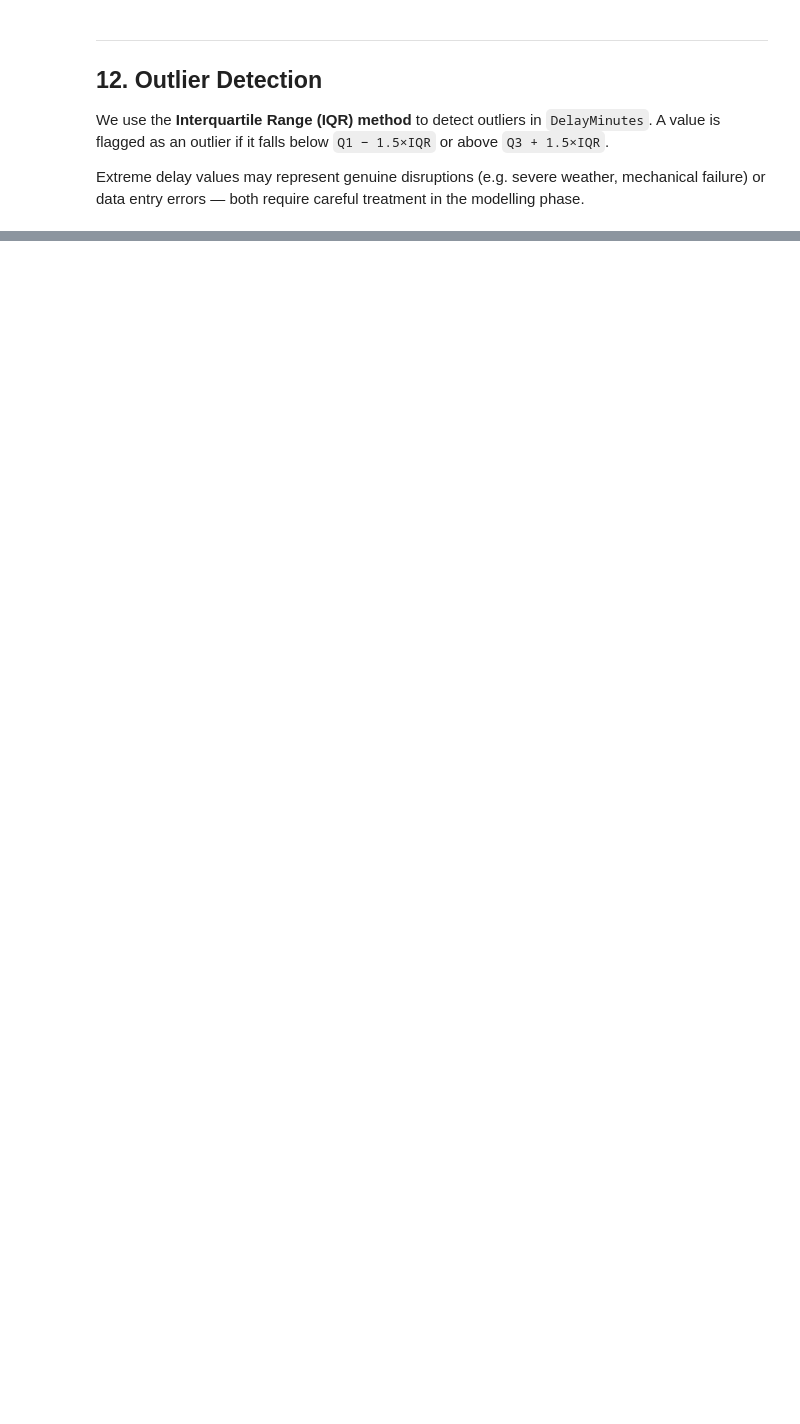
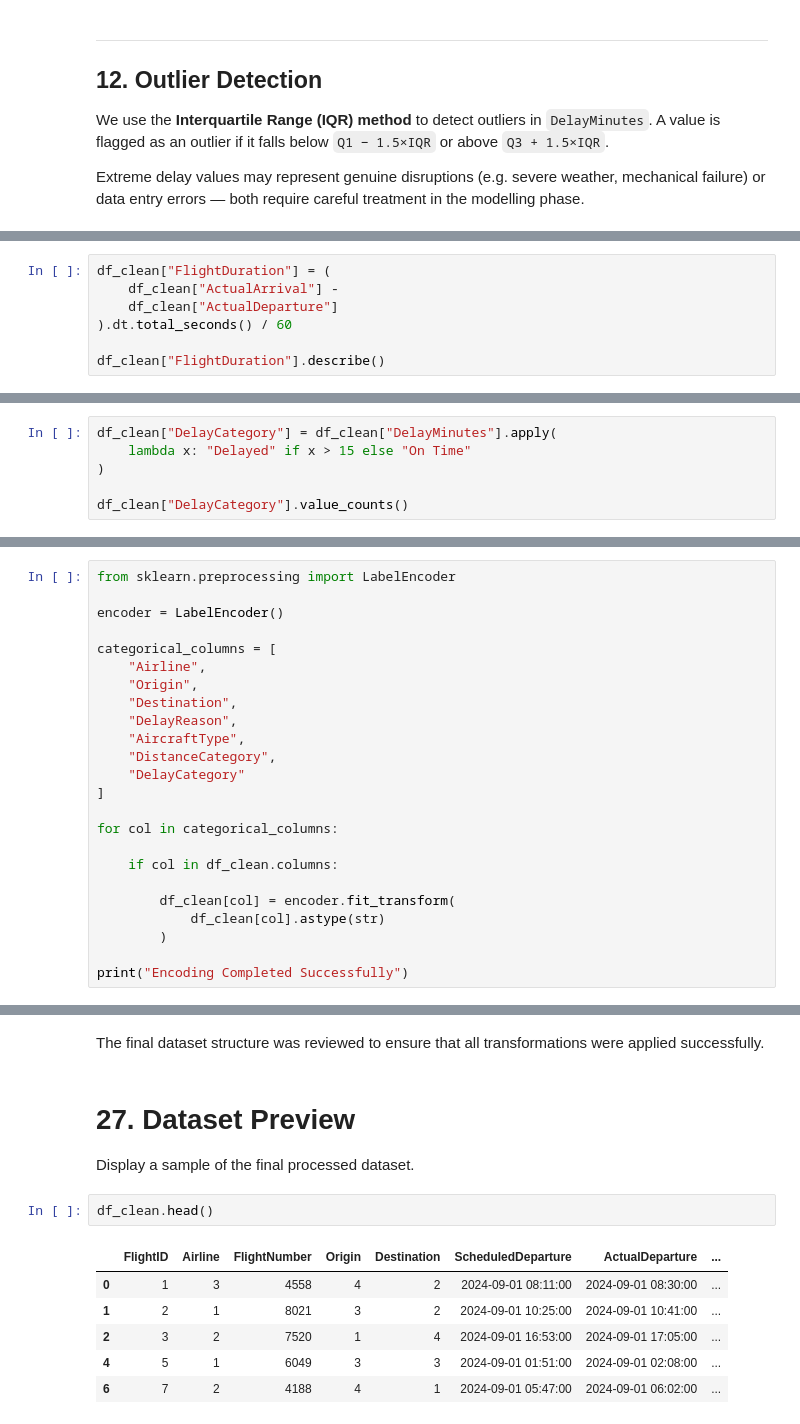
Before and after one commit to CileenAntari/Flight-Delay-Project, a Jupyter notebook: notebooks/Person_1_EDA_v2.ipynb, the cells around one changed output, grey strips where cells are left out. Saved outputs shown, nothing was run; the diff lists cells and outputs as text; blank space fills up the shorter version.

```diff
--- a/notebooks/Person_1_EDA_v2.ipynb
+++ b/notebooks/Person_1_EDA_v2.ipynb
@@ -253,0 +528,7 @@ for airline, count in airline_counts.items():
+# %%
+df_clean["FlightDuration"] = (
+    df_clean["ActualArrival"] -
+    df_clean["ActualDeparture"]
+).dt.total_seconds() / 60
+
+df_clean["FlightDuration"].describe()
@@ -253,0 +580,6 @@ for airline, count in airline_counts.items():
+# %%
+df_clean["DelayCategory"] = df_clean["DelayMinutes"].apply(
+    lambda x: "Delayed" if x > 15 else "On Time"
+)
+
+df_clean["DelayCategory"].value_counts()
@@ -253,0 +597,24 @@ for airline, count in airline_counts.items():
+# %%
+from sklearn.preprocessing import LabelEncoder
+
+encoder = LabelEncoder()
+
+categorical_columns = [
+    "Airline",
+    "Origin",
+    "Destination",
+    "DelayReason",
+    "AircraftType",
+    "DistanceCategory",
+    "DelayCategory"
+]
+
+for col in categorical_columns:
+
+    if col in df_clean.columns:
+
+        df_clean[col] = encoder.fit_transform(
+            df_clean[col].astype(str)
+        )
+
+print("Encoding Completed Successfully")
@@ -253,0 +657,15 @@ for airline, count in airline_counts.items():
+# %% [markdown]
+The final dataset structure was reviewed to ensure that all transformations were applied successfully.
+# %% [markdown]
+# **27. Dataset Preview**
+
+Display a sample of the final processed dataset.
+# %%
+df_clean.head()
+# %% [output]
+|  | FlightID | Airline | FlightNumber | Origin | Destination | ScheduledDeparture | ActualDeparture | ... |
+| 0 | 1 | 3 | 4558 | 4 | 2 | 2024-09-01 08:11:00 | 2024-09-01 08:30:00 | ... |
+| 1 | 2 | 1 | 8021 | 3 | 2 | 2024-09-01 10:25:00 | 2024-09-01 10:41:00 | ... |
+| 2 | 3 | 2 | 7520 | 1 | 4 | 2024-09-01 16:53:00 | 2024-09-01 17:05:00 | ... |
+| 4 | 5 | 1 | 6049 | 3 | 3 | 2024-09-01 01:51:00 | 2024-09-01 02:08:00 | ... |
+| 6 | 7 | 2 | 4188 | 4 | 1 | 2024-09-01 05:47:00 | 2024-09-01 06:02:00 | ... |
```
Also changed, not shown: parts of 66 cells of this notebook.
